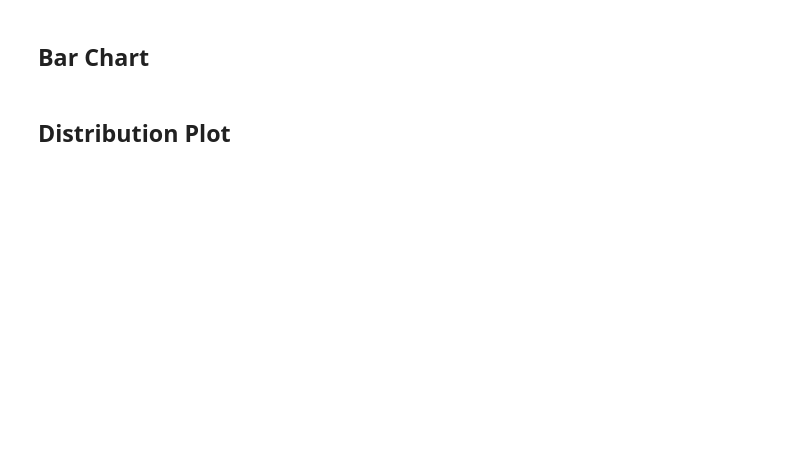
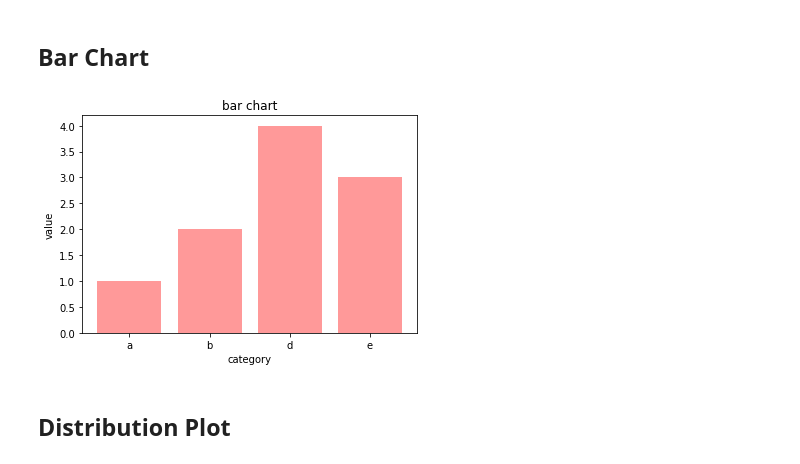
Before and after one commit to Seung-hyeon/KAIST_MFE_ProgrammingI, a Jupyter notebook: Lectures(TA)/Lecture 3 numpy, pandas, matplotlib-Copy1.ipynb, the cells around one changed output. Saved outputs shown, nothing was run; the diff lists cells and outputs as text; code cells hidden in the pictures; blank space fills up the shorter version.

```diff
--- a/Lectures(TA)/Lecture 3 numpy, pandas, matplotlib-Copy1.ipynb
+++ b/Lectures(TA)/Lecture 3 numpy, pandas, matplotlib-Copy1.ipynb
@@ -517,4 +535,12 @@ import matplotlib.pyplot as plt
 # %% [markdown]
 ## Bar Chart
+# %%
+plt.bar(['a', 'b', 'd', 'e'], [1,2,4,3], color='red', alpha=0.4)
+plt.title("bar chart")
+plt.xlabel("category")
+plt.ylabel("value")
+plt.show()
+# %% [output]
+[figure, added]
 # %% [markdown]
 ## Distribution Plot
```
Also changed, not shown: parts of 5 cells of this notebook, 4 other files.
